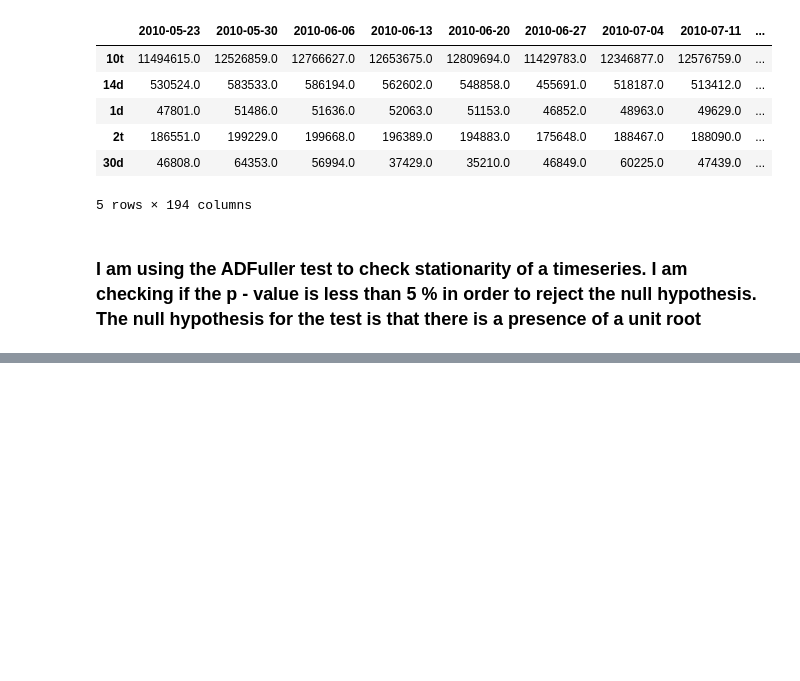
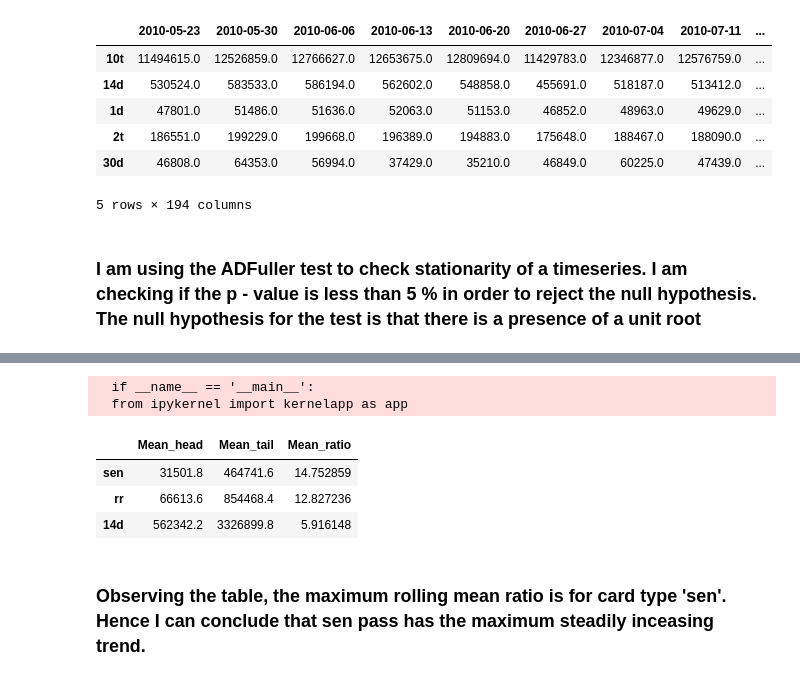
Before and after one commit to aaron-15/PUI2016_ajd629, a Jupyter notebook: HW9_ajd629/HW9_1_ajd629.ipynb, the cells around one changed output, grey strips where cells are left out. Drawn from its saved outputs; the diff is of its cells as text; code cells hidden in the pictures; blank space fills up the shorter version.

```diff
--- a/HW9_ajd629/HW9_1_ajd629.ipynb
+++ b/HW9_ajd629/HW9_1_ajd629.ipynb
@@ -190,0 +202,18 @@ for i in range(len(ridetype_stationary)):
+# %%
+mean_head = sum(pd.rolling_mean(swipes_by_ridetype_pd.T , 5)[ridetype_non_stationary].head())
+mean_tail = sum(pd.rolling_mean(swipes_by_ridetype_pd.T, 5)[ridetype_non_stationary].tail())
+mean_ratio = mean_tail/mean_head
+
+data_mean = pd.DataFrame(data=[mean_head ,mean_tail, mean_ratio]).T
+data_mean = data_mean.loc[['14d', 'rr', 'sen']]
+data_mean.rename(columns={0 : 'Mean_head', 1 : 'Mean_tail', 2 : 'Mean_ratio'}, inplace=True)
+data_mean.sort_values(by=['Mean_ratio'], ascending=False)
+# %% [output]
+  if __name__ == '__main__':
+  from ipykernel import kernelapp as app
+|  | Mean_head | Mean_tail | Mean_ratio |
+| sen | 31501.8 | 464741.6 | 14.752859 |
+| rr | 66613.6 | 854468.4 | 12.827236 |
+| 14d | 562342.2 | 3326899.8 | 5.916148 |
+# %% [markdown]
+### Observing the table, the maximum rolling mean ratio is for card type 'sen'. Hence I can conclude that sen pass has the maximum steadily inceasing trend.
```
Also changed, not shown: parts of 9 cells of this notebook.
